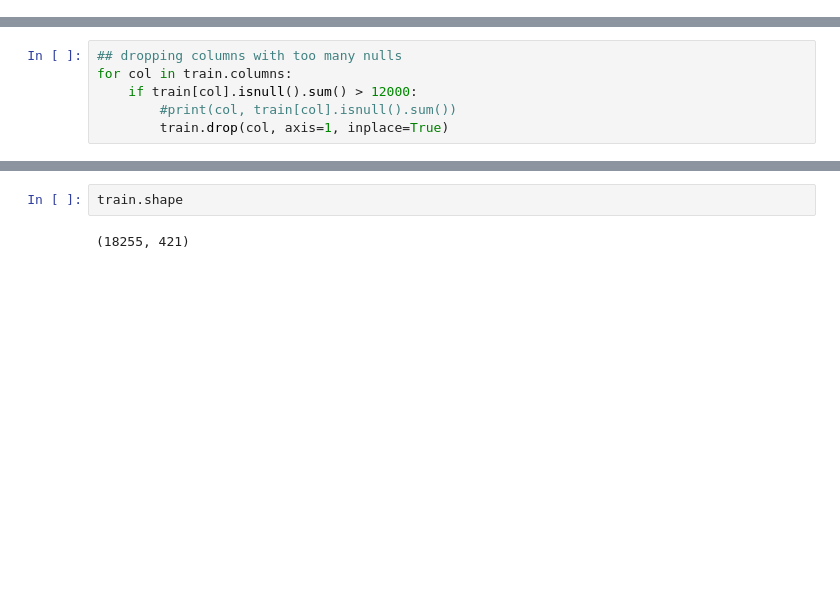
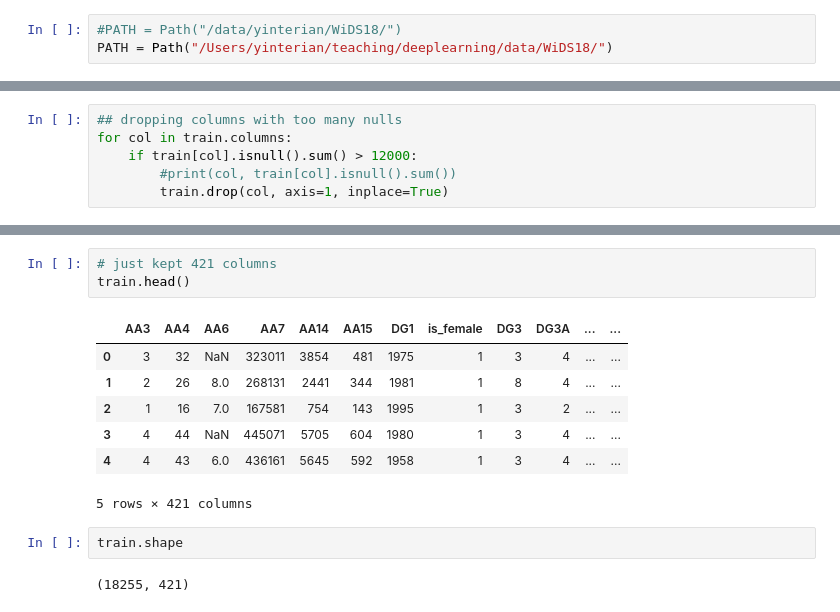
Before and after one commit to yanneta/deep-learning-with-pytorch, a Jupyter notebook: lesson3.ipynb, the cells around one changed output, grey strips where cells are left out. Cells and saved outputs as stored; diff of their text form; blank space fills up the shorter version.

```diff
--- a/lesson3.ipynb
+++ b/lesson3.ipynb
@@ -29,3 +29,6 @@ PATH = Path("/data/yinterian/WiDS18/")
+# %%
+#PATH = Path("/data/yinterian/WiDS18/")
+PATH = Path("/Users/yinterian/teaching/deeplearning/data/WiDS18/")
 # %%
 train = pd.read_csv(PATH/"train.csv", low_memory=False)
 train.head()
@@ -101,3 +68,14 @@ DataFrameSummary(train).summary()
+# %%
+# just kept 421 columns
+train.head()
+# %% [output]
+|  | AA3 | AA4 | AA6 | AA7 | AA14 | AA15 | DG1 | is_female | DG3 | DG3A | ... | ... |
+| 0 | 3 | 32 | NaN | 323011 | 3854 | 481 | 1975 | 1 | 3 | 4 | ... | ... |
+| 1 | 2 | 26 | 8.0 | 268131 | 2441 | 344 | 1981 | 1 | 8 | 4 | ... | ... |
+| 2 | 1 | 16 | 7.0 | 167581 | 754 | 143 | 1995 | 1 | 3 | 2 | ... | ... |
+| 3 | 4 | 44 | NaN | 445071 | 5705 | 604 | 1980 | 1 | 3 | 4 | ... | ... |
+| 4 | 4 | 43 | 6.0 | 436161 | 5645 | 592 | 1958 | 1 | 3 | 4 | ... | ... |
+5 rows × 421 columns
 # %%
 train.shape
 # %% [output]
```
Also changed, not shown: parts of 25 cells of this notebook.
